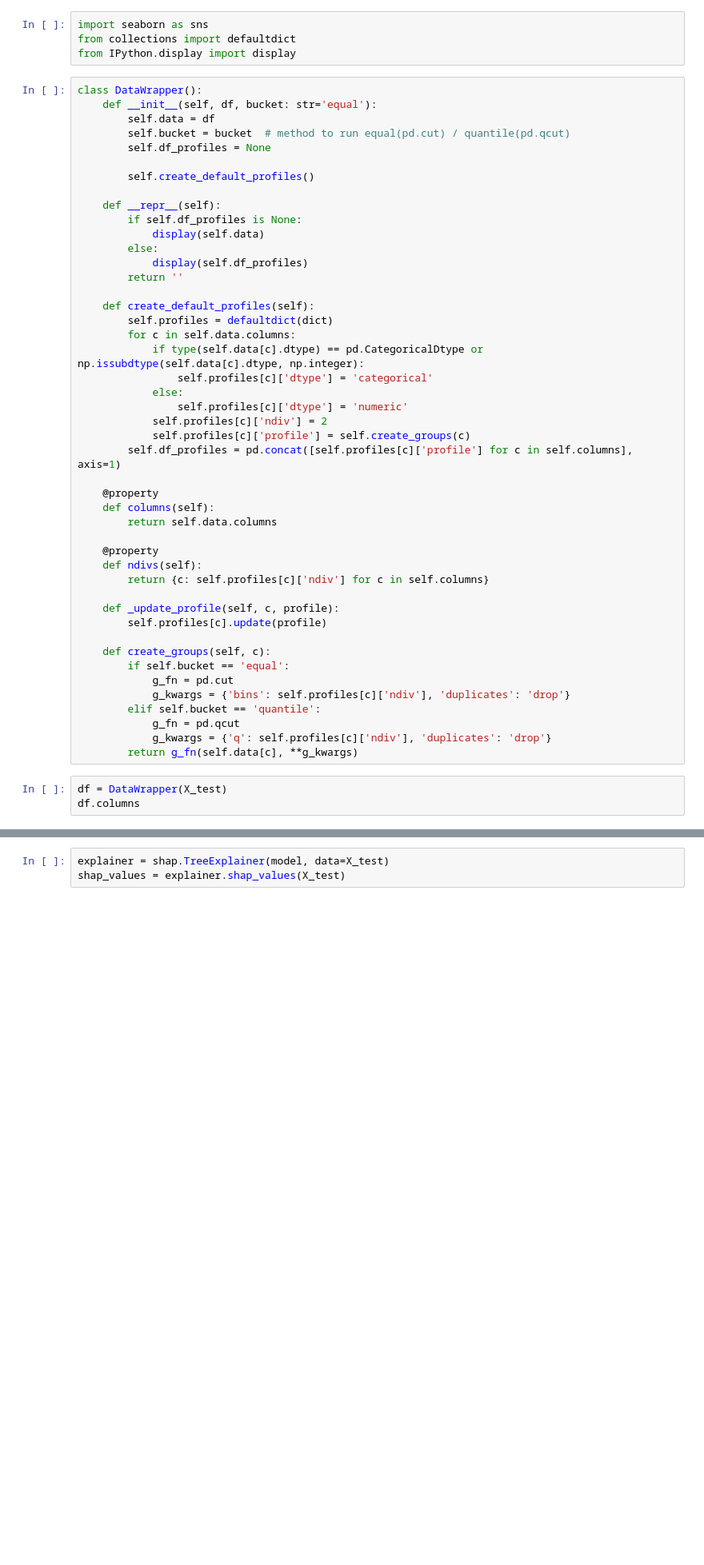
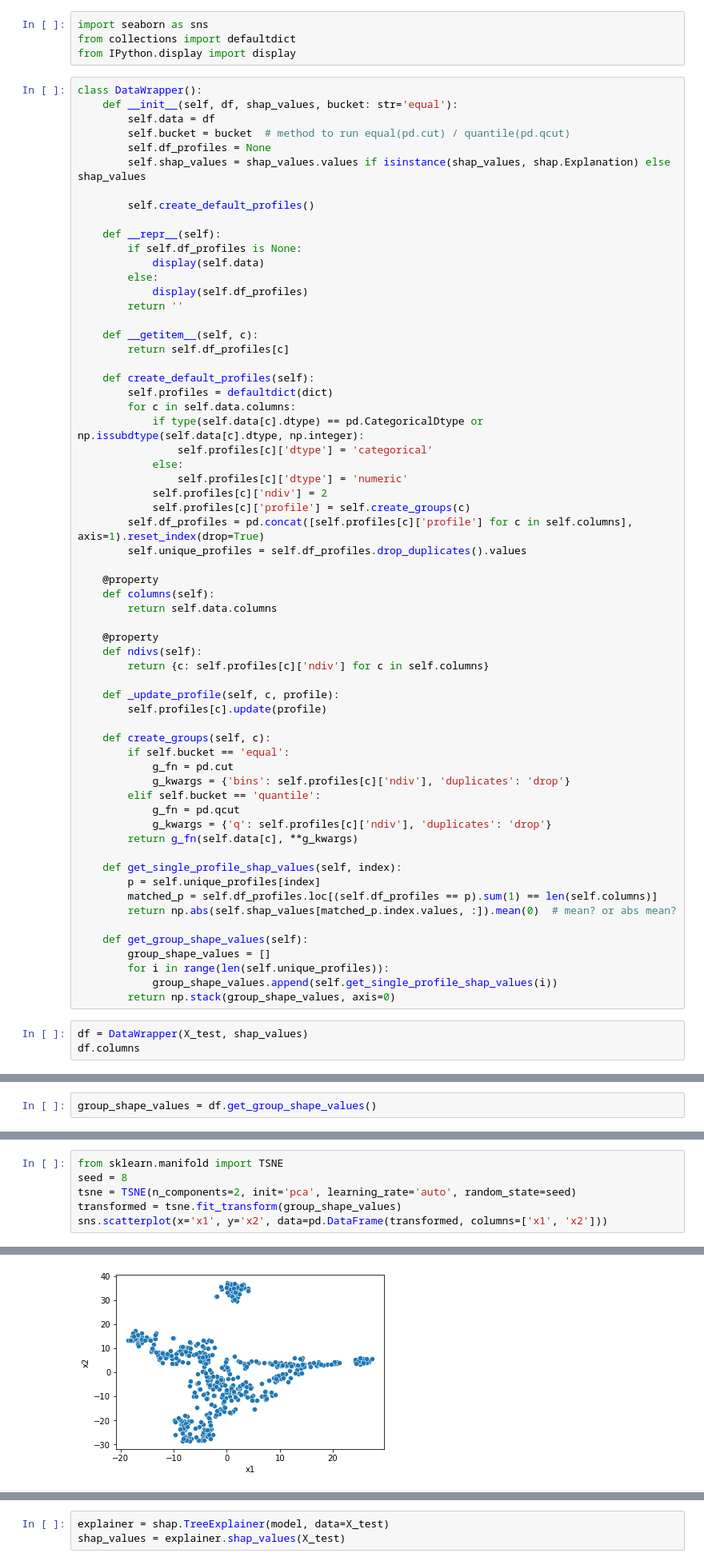
Before and after one commit to simonjisu/FeatureInteractionTree, a Jupyter notebook: notebooks/TestNotebook.ipynb, the cells around one changed output, grey strips where cells are left out. Shown at 80% size. Cells and saved outputs as stored; diff of their text form; blank space fills up the shorter version.

Commit message:
update group

```diff
--- a/notebooks/TestNotebook.ipynb
+++ b/notebooks/TestNotebook.ipynb
@@ -538,10 +538,11 @@ from collections import defaultdict
 from IPython.display import display
 # %%
 class DataWrapper():
-    def __init__(self, df, bucket: str='equal'):
+    def __init__(self, df, shap_values, bucket: str='equal'):
         self.data = df
         self.bucket = bucket  # method to run equal(pd.cut) / quantile(pd.qcut)
         self.df_profiles = None
+        self.shap_values = shap_values.values if isinstance(shap_values, shap.Explanation) else shap_values
 
         self.create_default_profiles()
 
@@ -552,6 +553,9 @@ class DataWrapper():
             display(self.df_profiles)
         return ''
 
+    def __getitem__(self, c):
+        return self.df_profiles[c]
+
     def create_default_profiles(self):
         self.profiles = defaultdict(dict)
         for c in self.data.columns:
@@ -561,7 +565,8 @@ class DataWrapper():
                 self.profiles[c]['dtype'] = 'numeric'
             self.profiles[c]['ndiv'] = 2
             self.profiles[c]['profile'] = self.create_groups(c)
-        self.df_profiles = pd.concat([self.profiles[c]['profile'] for c in self.columns], axis=1)
+        self.df_profiles = pd.concat([self.profiles[c]['profile'] for c in self.columns], axis=1).reset_index(drop=True)
+        self.unique_profiles = self.df_profiles.drop_duplicates().values
 
     @property
     def columns(self):
@@ -582,7 +587,18 @@ class DataWrapper():
             g_fn = pd.qcut
             g_kwargs = {'q': self.profiles[c]['ndiv'], 'duplicates': 'drop'}
         return g_fn(self.data[c], **g_kwargs)
+
+    def get_single_profile_shap_values(self, index):
+        p = self.unique_profiles[index]
+        matched_p = self.df_profiles.loc[(self.df_profiles == p).sum(1) == len(self.columns)]
+        return np.abs(self.shap_values[matched_p.index.values, :]).mean(0)  # mean? or abs mean?
+
+    def get_group_shape_values(self):
+        group_shape_values = []
+        for i in range(len(self.unique_profiles)):
+            group_shape_values.append(self.get_single_profile_shap_values(i))
+        return np.stack(group_shape_values, axis=0)
 # %%
-df = DataWrapper(X_test)
+df = DataWrapper(X_test, shap_values)
 df.columns
 # %% [output]
@@ -589,0 +609,2 @@ TypeError: 'DataWrapper' object is not subscriptable
+# %%
+group_shape_values = df.get_group_shape_values()
@@ -589,0 +622,7 @@ TypeError: 'DataWrapper' object is not subscriptable
+# %%
+from sklearn.manifold import TSNE
+seed = 8
+tsne = TSNE(n_components=2, init='pca', learning_rate='auto', random_state=seed)
+transformed = tsne.fit_transform(group_shape_values)
+sns.scatterplot(x='x1', y='x2', data=pd.DataFrame(transformed, columns=['x1', 'x2']))
+# %% [output]
@@ -589,0 +631 @@ TypeError: 'DataWrapper' object is not subscriptable
+[figure, added]
```
Also changed, not shown: parts of 14 cells of this notebook.
